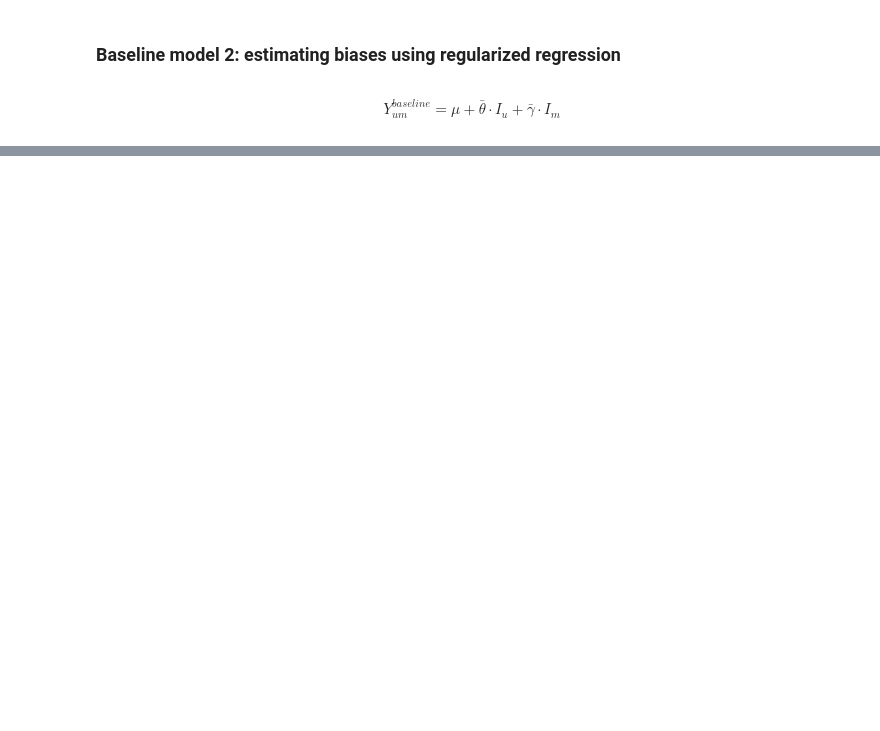
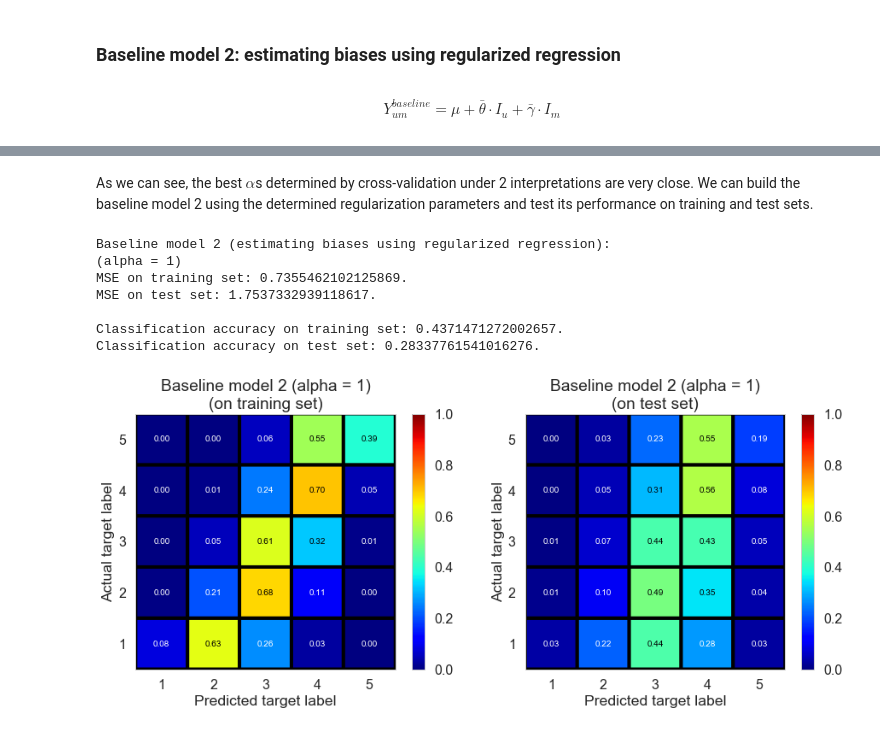
Before and after one commit to xuwd11/Recommender_Systems, a Jupyter notebook: 04_predictive_modeling.ipynb, the cells around one changed output, grey strips where cells are left out. Saved outputs shown, nothing was run; the diff lists cells and outputs as text; code cells hidden in the pictures; blank space fills up the shorter version.

```diff
--- a/04_predictive_modeling.ipynb
+++ b/04_predictive_modeling.ipynb
@@ -286,0 +336,33 @@ print(len(X_train))
+# %% [markdown]
+As we can see, the best $\alpha$s determined by cross-validation under 2 interpretations are very close. We can build the baseline model 2 using the determined regularization parameters and test its performance on training and test sets.
+# %%
+alpha = best_alpha1
+
+bm2 = BaselineRegression(alpha=alpha).fit(X_train, y_train)
+print('Baseline model 2 (estimating biases using regularized regression):')
+print('(alpha = {})'.format(alpha))
+print('MSE on training set: {}.'.format(bm2.score(X_train, y_train, scoring='mse')))
+print('MSE on test set: {}.'.format(bm2.score(X_test, y_test, scoring='mse')))
+print()
+print('Classification accuracy on training set: {}.'.format(bm2.score(X_train, y_train, classification=True)))
+print('Classification accuracy on test set: {}.'.format(bm2.score(X_test, y_test, classification=True)))
+
+y_pred_train_label = bm2.predict(X_train, classification=True)
+y_pred_test_label = bm2.predict(X_test, classification=True)
+
+plt.figure(figsize=(15, 5.5))
+plt.subplot(1, 2, 1)
+plot_cm(confusion_matrix(y_train, y_pred_train_label), 'Baseline model 2 (alpha = {})\n(on training set)'.\
+        format(alpha))
+plt.subplot(1, 2, 2)
+plot_cm(confusion_matrix(y_test, y_pred_test_label), 'Baseline model 2 (alpha = {})\n(on test set)'.\
+        format(alpha))
+# %% [output]
+Baseline model 2 (estimating biases using regularized regression):
+(alpha = 1)
+MSE on training set: 0.7355462102125869.
+MSE on test set: 1.7537332939118617.
+
+Classification accuracy on training set: 0.4371471272002657.
+Classification accuracy on test set: 0.28337761541016276.
+[figure, added]
```
Also changed, not shown: parts of 17 cells of this notebook.
